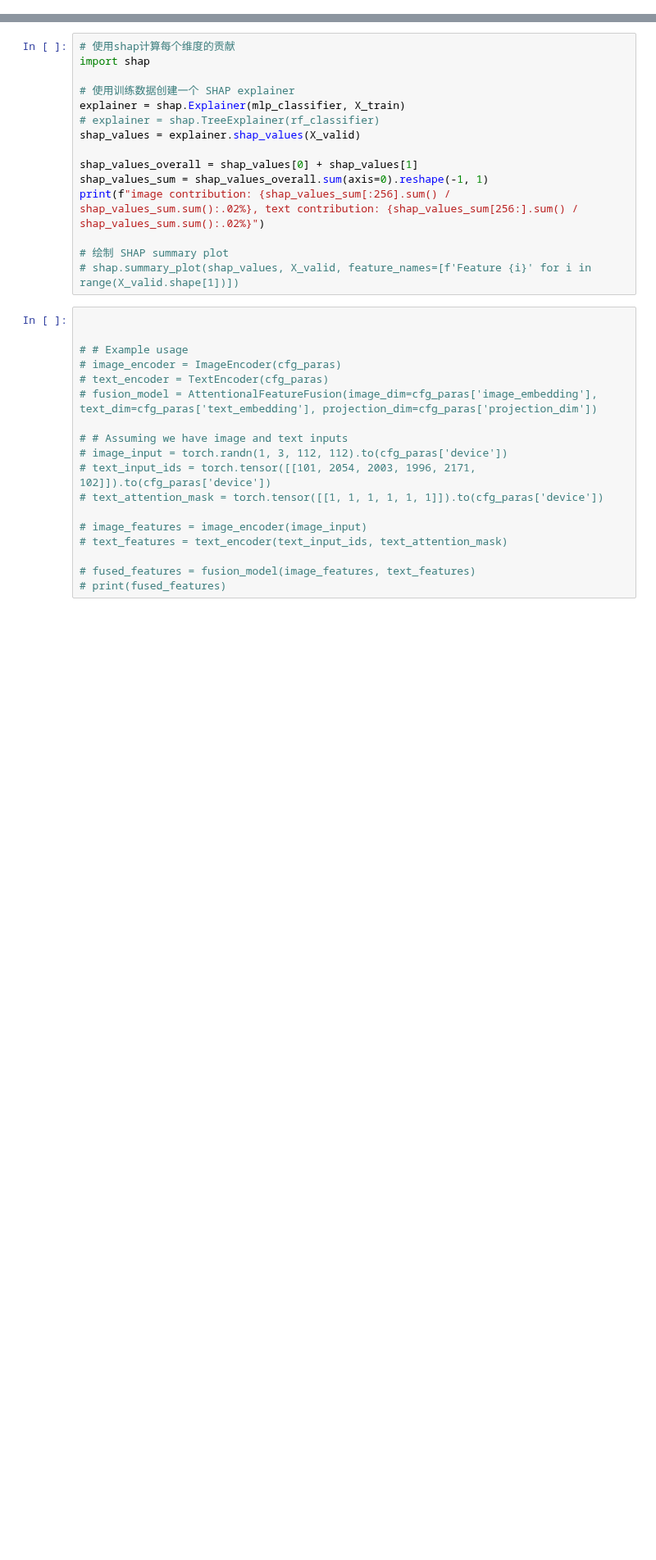
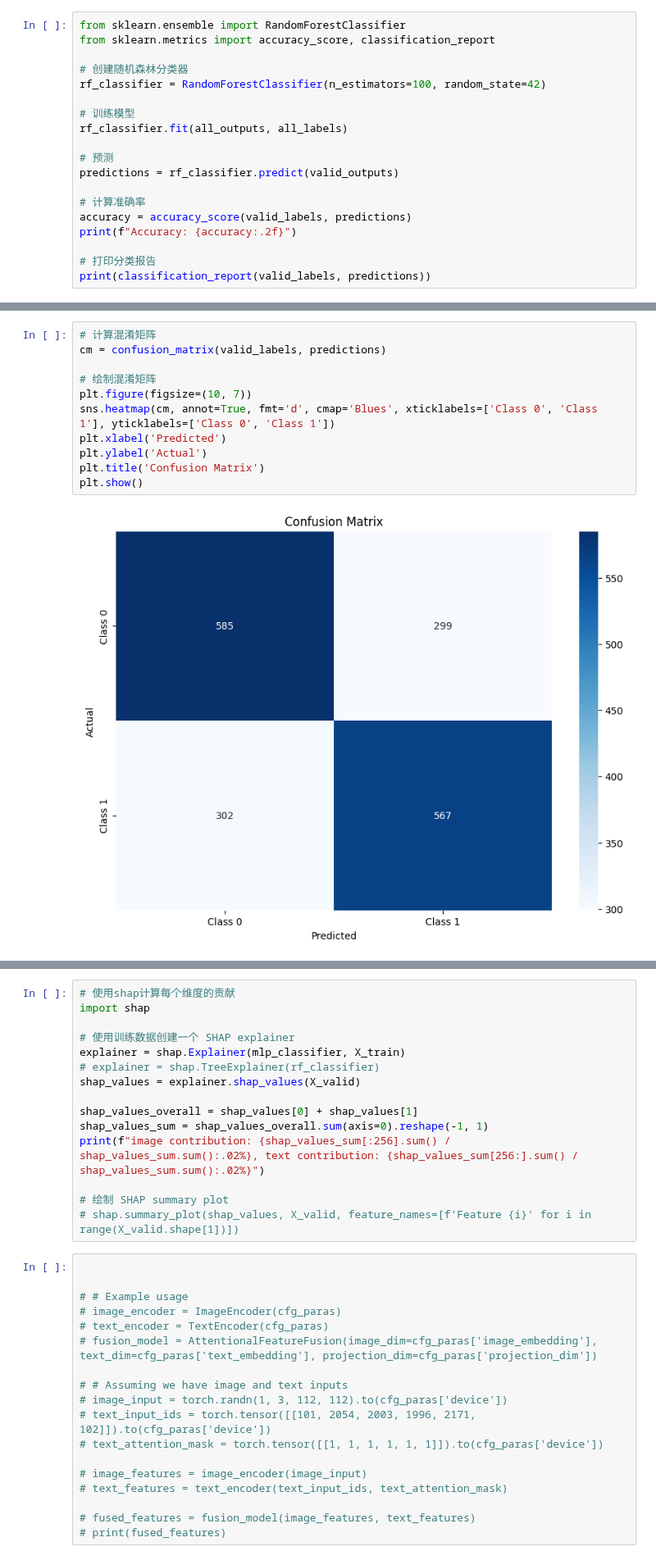
Before and after one commit to CeHouGIS/Safety_Perception_HK, a Jupyter notebook: safety_perception_model/single_model/data fusion.ipynb, the cells around one changed output, grey strips where cells are left out. Shown at 82% size. Drawn from its saved outputs; the diff is of its cells as text; blank space fills up the shorter version.

```diff
--- a/safety_perception_model/single_model/data fusion.ipynb
+++ b/safety_perception_model/single_model/data fusion.ipynb
@@ -627,0 +104,19 @@ Accuracy: 0.6868085106382978
+# %%
+from sklearn.ensemble import RandomForestClassifier
+from sklearn.metrics import accuracy_score, classification_report
+
+# 创建随机森林分类器
+rf_classifier = RandomForestClassifier(n_estimators=100, random_state=42)
+
+# 训练模型
+rf_classifier.fit(all_outputs, all_labels)
+
+# 预测
+predictions = rf_classifier.predict(valid_outputs)
+
+# 计算准确率
+accuracy = accuracy_score(valid_labels, predictions)
+print(f"Accuracy: {accuracy:.2f}")
+
+# 打印分类报告
+print(classification_report(valid_labels, predictions))
@@ -627,0 +133,13 @@ Accuracy: 0.6868085106382978
+# %%
+# 计算混淆矩阵
+cm = confusion_matrix(valid_labels, predictions)
+
+# 绘制混淆矩阵
+plt.figure(figsize=(10, 7))
+sns.heatmap(cm, annot=True, fmt='d', cmap='Blues', xticklabels=['Class 0', 'Class 1'], yticklabels=['Class 0', 'Class 1'])
+plt.xlabel('Predicted')
+plt.ylabel('Actual')
+plt.title('Confusion Matrix')
+plt.show()
+# %% [output]
+[figure, added]
```
Also changed, not shown: parts of 24 cells of this notebook, 4 other files.
